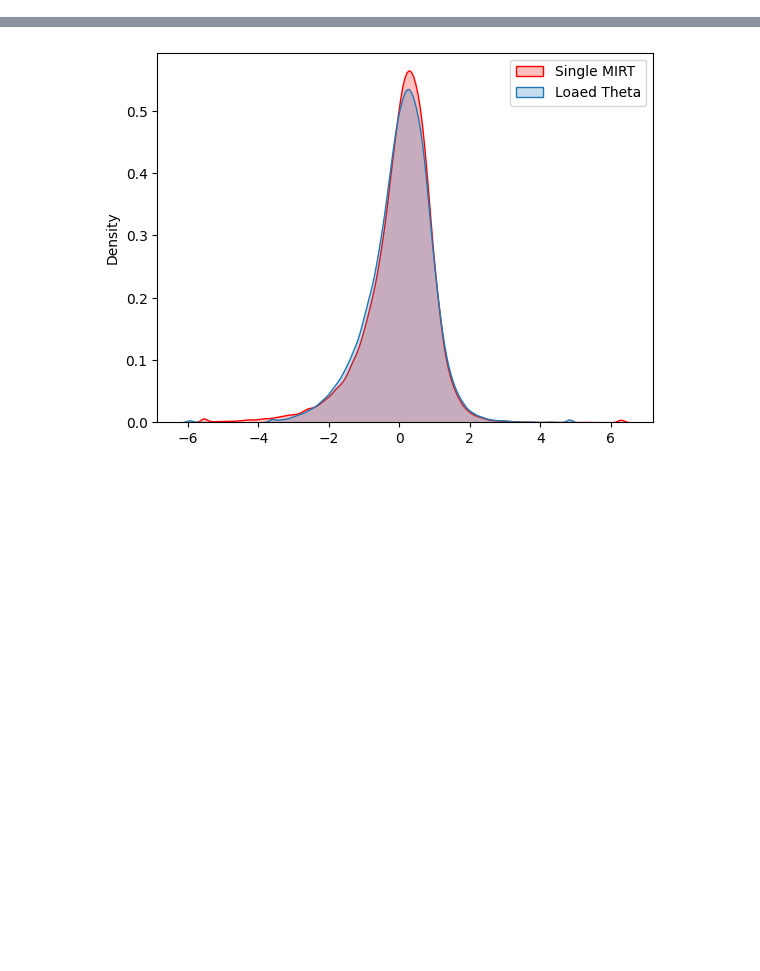
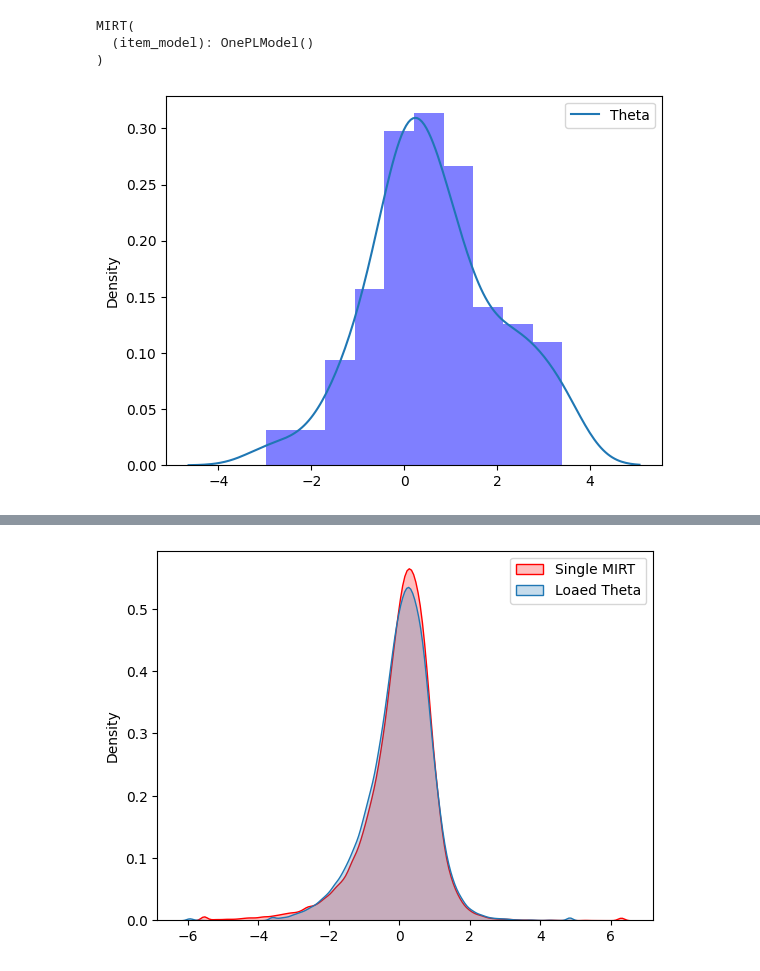
Before and after one commit to alhazar43/cal, a Jupyter notebook: test.ipynb, the cells around one changed output, grey strips where cells are left out. Cells and saved outputs as stored; diff of their text form; code cells hidden in the pictures; blank space fills up the shorter version.

```diff
--- a/test.ipynb
+++ b/test.ipynb
@@ -5,22 +5,5 @@ import matplotlib.pyplot as plt
 import seaborn as sns
 from mirt import MIRT, JointMIRT
 
-df = pd.read_csv('data.csv', low_memory=False)
-riasec_df = df.iloc[:, :48]
-tipi_df = df.iloc[:, 51:61]
-vcl_df = df.iloc[:, 61:77]
-
-n_students = riasec_df.shape[0]
-n_riasec_items = riasec_df.shape[1]
-n_tipi_items = tipi_df.shape[1]
-n_vcl_items = vcl_df.shape[1]
-
-n_riasec_categories = 5
-n_tipi_categories = 7
-
-
-riasec_df.replace(0,1,inplace=True)
-tipi_df.replace(0,1,inplace=True)
-
-
-combined_responses = [riasec_df.values-1, tipi_df.values-1, vcl_df.values]
+df = pd.read_csv('ravendata.csv', low_memory=False, sep=';')
+res = df.values
@@ -33,0 +10,19 @@ riasec
+# %%
+mirt = MIRT(res.shape[0], res.shape[1], n_dims=1, n_categories=2)
+mirt.specify_model(model_type='1PL')
+mirt.fit(res, n_epochs=10000, lr=0.001)
+# %% [output]
+MIRT(
+  (item_model): OnePLModel()
+)
+# %%
+theta = mirt.theta.detach().numpy()
+b = mirt.item_model.b.detach().numpy()
+# %%
+fig, ax = plt.subplots()
+sns.kdeplot(theta, ax=ax, label='Theta', color='blue')
+plt.hist(theta, bins='auto', density=True, alpha=0.5, color='blue')
+plt.legend()
+plt.show()
+# %% [output]
+[figure, added]
```
Also changed, not shown: parts of 5 cells of this notebook, 7 other files.
